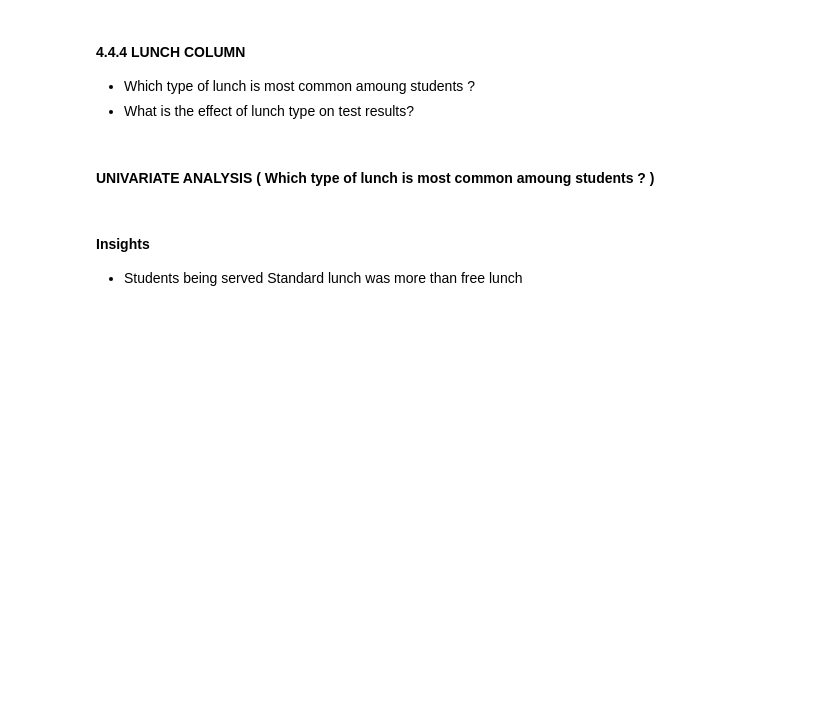
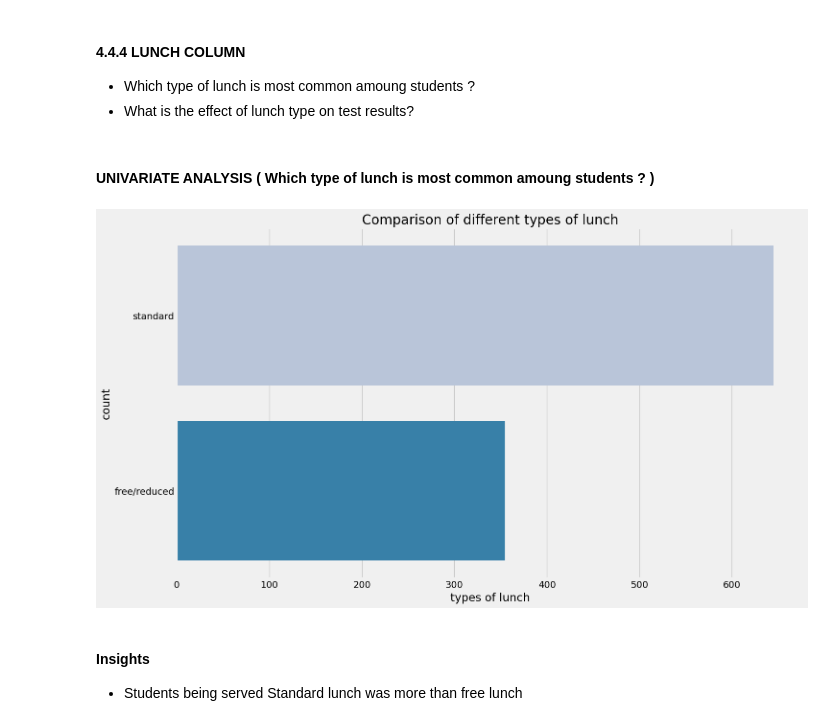
Before and after one commit to hello-mr-vishu/AWS-CI-CD-Pipeline, a Jupyter notebook: notebook/1 . EDA STUDENT PERFORMANCE .ipynb, the cells around one changed output. Drawn from its saved outputs; the diff is of its cells as text; code cells hidden in the pictures; blank space fills up the shorter version.

```diff
--- a/notebook/1 . EDA STUDENT PERFORMANCE .ipynb
+++ b/notebook/1 . EDA STUDENT PERFORMANCE .ipynb
@@ -548,12 +555,14 @@ TypeError: agg function failed [how->mean,dtype->object]
 #### UNIVARIATE ANALYSIS ( Which type of lunch is most common amoung students ? )
 # %%
 plt.rcParams['figure.figsize'] = (15, 9)
-plt.style.use('seaborn-talk')
+# plt.style.use('seaborn-talk')
 sns.countplot(df['lunch'], palette = 'PuBu')
 plt.title('Comparison of different types of lunch', fontweight = 30, fontsize = 20)
 plt.xlabel('types of lunch')
 plt.ylabel('count')
 plt.show()
+# %% [output]
+[figure, added]
 # %% [markdown]
 #### Insights
 - Students being served Standard lunch was more than free lunch
```
Also changed, not shown: parts of 5 cells of this notebook, 6 other files.
